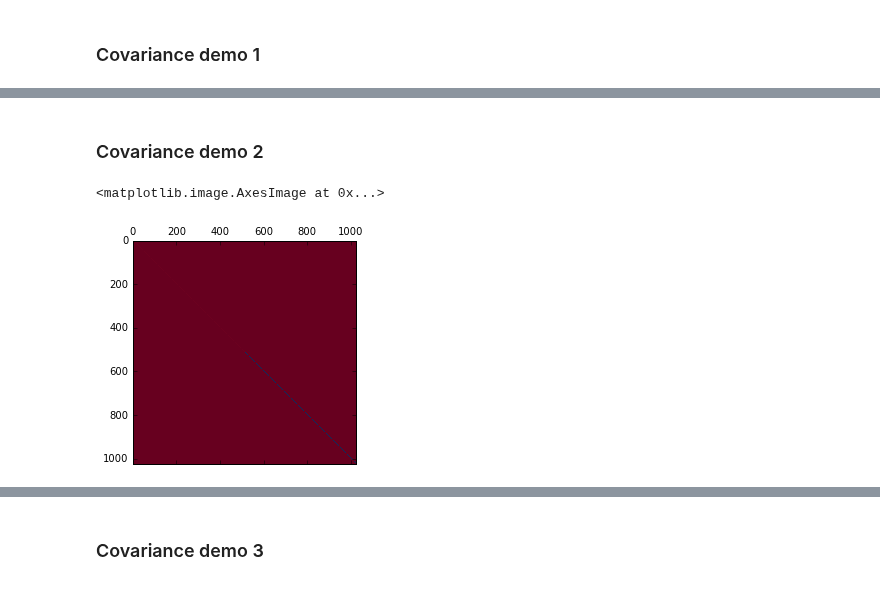
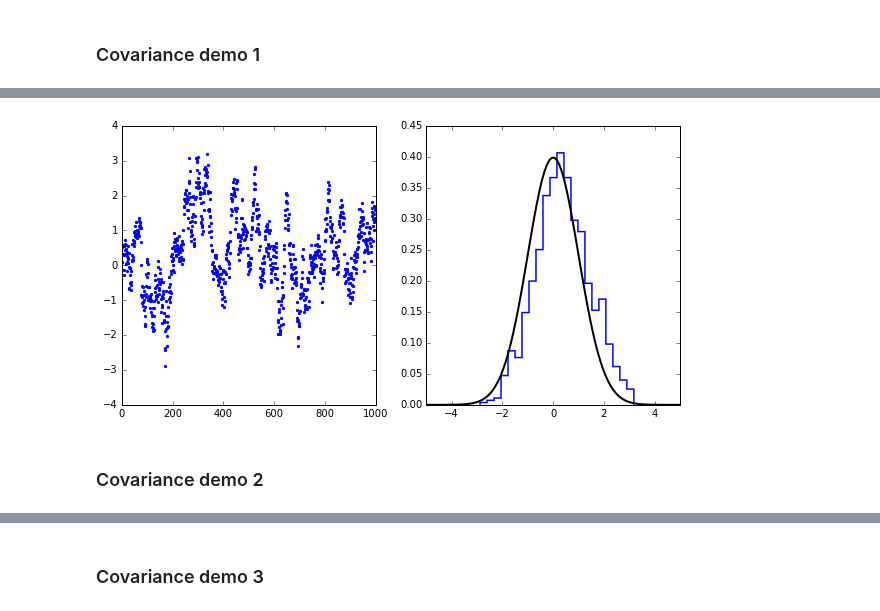
Before and after one commit to florent-leclercq/Bayes_InfoTheory, a Jupyter notebook: GRF_and_fNL.ipynb, the cells around one changed output, grey strips where cells are left out. Drawn from its saved outputs; the diff is of its cells as text; code cells hidden in the pictures.

```diff
--- a/GRF_and_fNL.ipynb
+++ b/GRF_and_fNL.ipynb
@@ -57,8 +46,17 @@ plt.show()
+# %%
+rootcovar1=scipy.linalg.sqrtm(covar1)
+signal1=rootcovar1.dot(whitenoise).real
+# %%
+f, (ax1, ax2) = plt.subplots(1, 2, figsize=(10,5))
+ax1.set_xlim(0,N)
+ax1.scatter(np.arange(N),signal1,marker='.',color='blue')
+ax2.set_xlim(-5,5)
+ax2.plot(np.linspace(-5,5,100), norm(loc=0.,scale=1.).pdf(np.linspace(-5,5,100)), color='black', lw=2)
+ax2.hist(signal1, bins='auto', normed=True, histtype='step', lw=1.5)
+plt.show()
+# %% [output]
+[figure, added]
 # %% [markdown]
 ### Covariance demo 2
 # %%
-covar=np.array([[(1. if i<n/2 else 100.) if i==j else 0. for i in xrange(n)] for j in xrange(n)])
-plt.matshow(covar, cmap='RdBu')
+covar2=np.array([[1./(1+np.abs((i-j)/2.))**2 for i in xrange(N)] for j in xrange(N)])
-# %% [output]
-<matplotlib.image.AxesImage at 0x...>
-[figure, removed]
```
Also changed, not shown: parts of 33 cells of this notebook, 3 other files.
